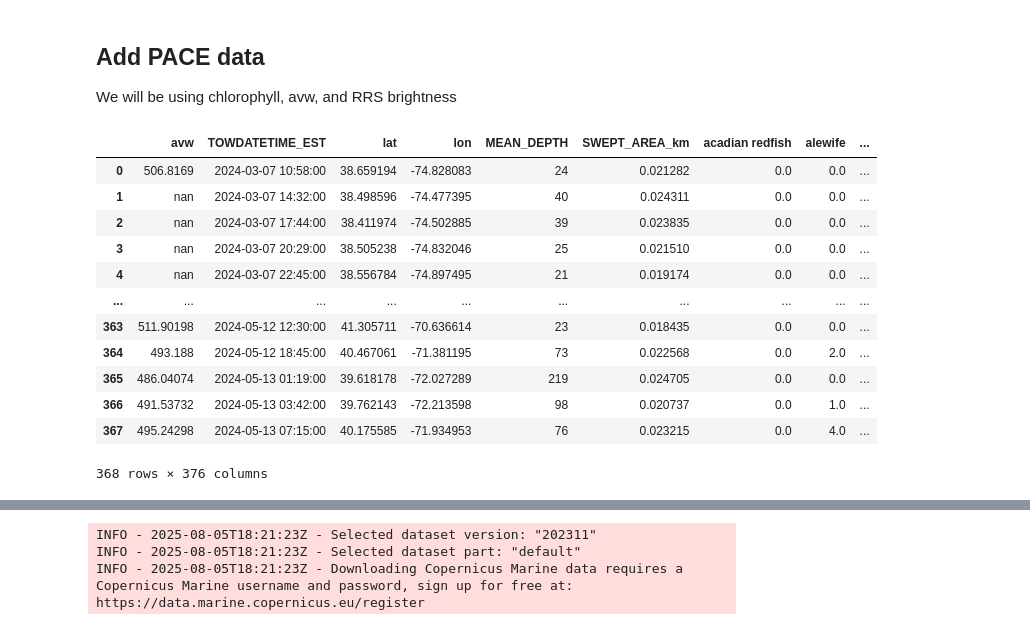
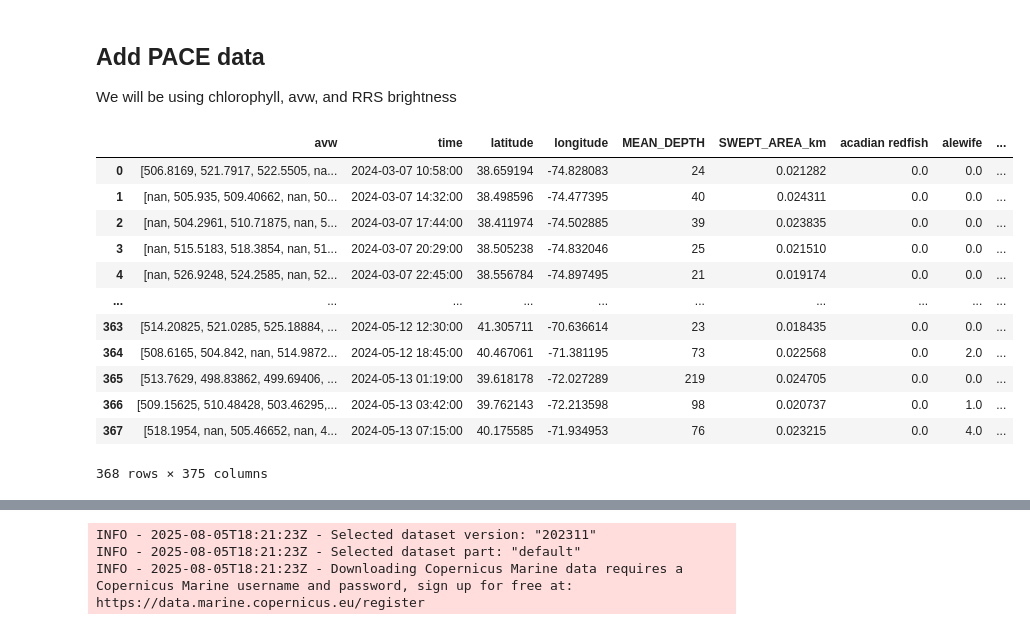
Before and after one commit to PACEHackWeek/proj_2025_sdm, a Jupyter notebook: contributors/haley/Synan_SSS_SAM_1.ipynb, the cells around one changed output, grey strips where cells are left out. Saved outputs shown, nothing was run; the diff lists cells and outputs as text; code cells hidden in the pictures.

Commit message:
turned pace matching code into function

```diff
--- a/contributors/haley/Synan_SSS_SAM_1.ipynb
+++ b/contributors/haley/Synan_SSS_SAM_1.ipynb
@@ -149,8 +179,8 @@ auth = earthaccess.login(persist=True)
 ## Add PACE data
 We will be using chlorophyll, avw, and RRS brightness
 # %%
-def get_pace_path(df, short_name):
-    tspan = (df.date.min(), df.date.max())
+def get_pace_path(trawl_df, short_name):
+    tspan = (trawl_df.date.min(), trawl_df.date.max())
     bbox = (-76.75, 33, -63, 46) #west,south,east,north
     #clouds = (0, 50)
     results = earthaccess.search_data(
@@ -160,54 +190,55 @@ def get_pace_path(df, short_name):
         granule_name="*.8*.4km*")
         #cloud_cover=clouds,
     paths = earthaccess.open(results)
     return paths
 
 
 def open_pace(paths):
     d8=[]
     for file in paths:
         d = xr.open_dataset(file)
         d8.append(d.attrs['time_coverage_start'])
     ds = xr.open_mfdataset(paths, combine='nested',concat_dim='datetime').assign_coords({'time':d8}) #add new dimension and assign time data to it
     ds = ds.rename({'datetime':'time'}) #rename to time
     ds = ds.where((ds.lat > 34.40918) & (ds.lat < 46.362305) & (-63>ds.lon) & (-77< ds.lon),drop=True) #general spatial subset
-    ds['time']=[pd.to_datetime(d) for d in ds.time.values] #convert to pandas datetime
-    ds['time'] = [pd.to_datetime(time.values) for time in ds.time] #convert to pandas datetime
+    ds = ds.rename({'lat':'latitude','lon':'longitude'})
+    #ds['time']=[pd.to_datetime(d) for d in ds.time.values] #convert to pandas datetime
+    #ds['time'] = [pd.to_datetime(time.values) for time in ds.time] #convert to pandas datetime
     return ds
 
-#df pre-processing
-df['date'] = [d.split(' ')[0] for d in df.TOWDATETIME_EST]
-df['time'] = [pd.to_datetime(d.replace(' ','T')) for d in df.TOWDATETIME_EST] #format as timestamp
+#trawl_df pre-processing
+trawl_df['date'] = [str(d).split(' ')[0] for d in trawl_df.time]
+#trawl_df['time'] = [pd.to_datetime(d.replace(' ','T')) for d in trawl_df.TOWDATETIME_EST] #format as timestamp
 
 #get pace data
-paths_avw= get_pace_path(df,"PACE_OCI_L3M_AVW")
-paths_chl= get_pace_path(df,"PACE_OCI_L3M_CHL")
-paths_kd= get_pace_path(df,"PACE_OCI_L3M_KD")
+paths_avw= get_pace_path(trawl_df,"PACE_OCI_L3M_AVW")
+paths_chl= get_pace_path(trawl_df,"PACE_OCI_L3M_CHL")
+paths_kd= get_pace_path(trawl_df,"PACE_OCI_L3M_KD")
 
 
 ds_avw, ds_chl = list(map(open_pace,[paths_avw, paths_chl])) #get path values for each variable
 
 #match data
 data=[ds_avw, ds_chl] #list of datasets
 var_names =['avw','chlor_a'] #list of variable names
 for d in range(len(data)):
     if d == 0:
-        df = match_nearest(df,data[d],var_names[d],var_names[d],date=df.time) #get full df + avw
+        trawl_df = match_nearest(trawl_df,data[d],var_names[d],var_names[d],date=trawl_df.time) #get full trawl_df + avw
     else:
-        df[var_names[d]]=match_nearest(df,data[d],var_names[d],var_names[d],date=df.time)[var_names[d]] #add chl in
+        trawl_df[var_names[d]]=match_nearest(trawl_df,data[d],var_names[d],var_names[d],date=trawl_df.time)[var_names[d]] #add chl in
 
-df
+trawl_df
 # %% [output]
-|  | avw | TOWDATETIME_EST | lat | lon | MEAN_DEPTH | SWEPT_AREA_km | acadian redfish | alewife | ... |
-| 0 | 506.8169 | 2024-03-07 10:58:00 | 38.659194 | -74.828083 | 24 | 0.021282 | 0.0 | 0.0 | ... |
-| 1 | nan | 2024-03-07 14:32:00 | 38.498596 | -74.477395 | 40 | 0.024311 | 0.0 | 0.0 | ... |
-| 2 | nan | 2024-03-07 17:44:00 | 38.411974 | -74.502885 | 39 | 0.023835 | 0.0 | 0.0 | ... |
-| 3 | nan | 2024-03-07 20:29:00 | 38.505238 | -74.832046 | 25 | 0.021510 | 0.0 | 0.0 | ... |
-| 4 | nan | 2024-03-07 22:45:00 | 38.556784 | -74.897495 | 21 | 0.019174 | 0.0 | 0.0 | ... |
+|  | avw | time | latitude | longitude | MEAN_DEPTH | SWEPT_AREA_km | acadian redfish | alewife | ... |
+| 0 | [506.8169, 521.7917, 522.5505, na... | 2024-03-07 10:58:00 | 38.659194 | -74.828083 | 24 | 0.021282 | 0.0 | 0.0 | ... |
+| 1 | [nan, 505.935, 509.40662, nan, 50... | 2024-03-07 14:32:00 | 38.498596 | -74.477395 | 40 | 0.024311 | 0.0 | 0.0 | ... |
+| 2 | [nan, 504.2961, 510.71875, nan, 5... | 2024-03-07 17:44:00 | 38.411974 | -74.502885 | 39 | 0.023835 | 0.0 | 0.0 | ... |
+| 3 | [nan, 515.5183, 518.3854, nan, 51... | 2024-03-07 20:29:00 | 38.505238 | -74.832046 | 25 | 0.021510 | 0.0 | 0.0 | ... |
+| 4 | [nan, 526.9248, 524.2585, nan, 52... | 2024-03-07 22:45:00 | 38.556784 | -74.897495 | 21 | 0.019174 | 0.0 | 0.0 | ... |
 | ... | ... | ... | ... | ... | ... | ... | ... | ... | ... |
-| 363 | 511.90198 | 2024-05-12 12:30:00 | 41.305711 | -70.636614 | 23 | 0.018435 | 0.0 | 0.0 | ... |
-| 364 | 493.188 | 2024-05-12 18:45:00 | 40.467061 | -71.381195 | 73 | 0.022568 | 0.0 | 2.0 | ... |
-| 365 | 486.04074 | 2024-05-13 01:19:00 | 39.618178 | -72.027289 | 219 | 0.024705 | 0.0 | 0.0 | ... |
-| 366 | 491.53732 | 2024-05-13 03:42:00 | 39.762143 | -72.213598 | 98 | 0.020737 | 0.0 | 1.0 | ... |
-| 367 | 495.24298 | 2024-05-13 07:15:00 | 40.175585 | -71.934953 | 76 | 0.023215 | 0.0 | 4.0 | ... |
+| 363 | [514.20825, 521.0285, 525.18884, ... | 2024-05-12 12:30:00 | 41.305711 | -70.636614 | 23 | 0.018435 | 0.0 | 0.0 | ... |
+| 364 | [508.6165, 504.842, nan, 514.9872... | 2024-05-12 18:45:00 | 40.467061 | -71.381195 | 73 | 0.022568 | 0.0 | 2.0 | ... |
+| 365 | [513.7629, 498.83862, 499.69406, ... | 2024-05-13 01:19:00 | 39.618178 | -72.027289 | 219 | 0.024705 | 0.0 | 0.0 | ... |
+| 366 | [509.15625, 510.48428, 503.46295,... | 2024-05-13 03:42:00 | 39.762143 | -72.213598 | 98 | 0.020737 | 0.0 | 1.0 | ... |
+| 367 | [518.1954, nan, 505.46652, nan, 4... | 2024-05-13 07:15:00 | 40.175585 | -71.934953 | 76 | 0.023215 | 0.0 | 4.0 | ... |
-368 rows × 376 columns
+368 rows × 375 columns
```
Also changed, not shown: parts of 9 cells of this notebook, 3 other files.
